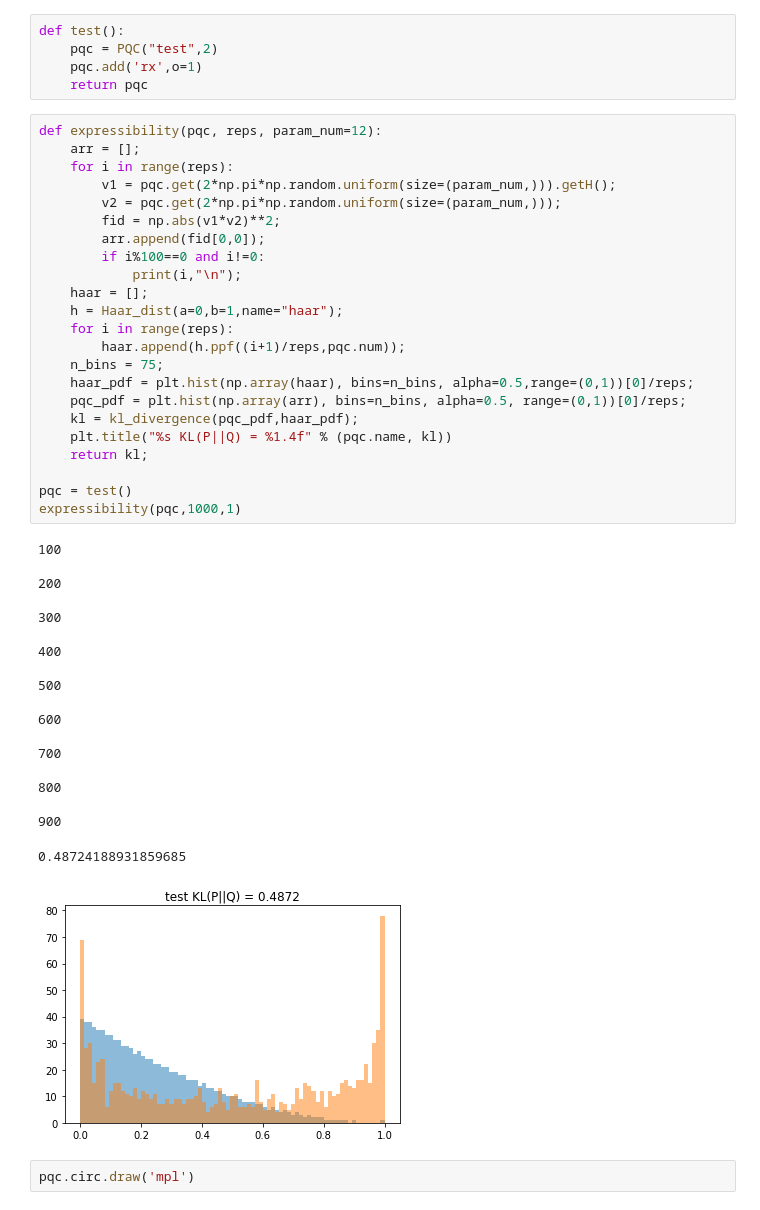
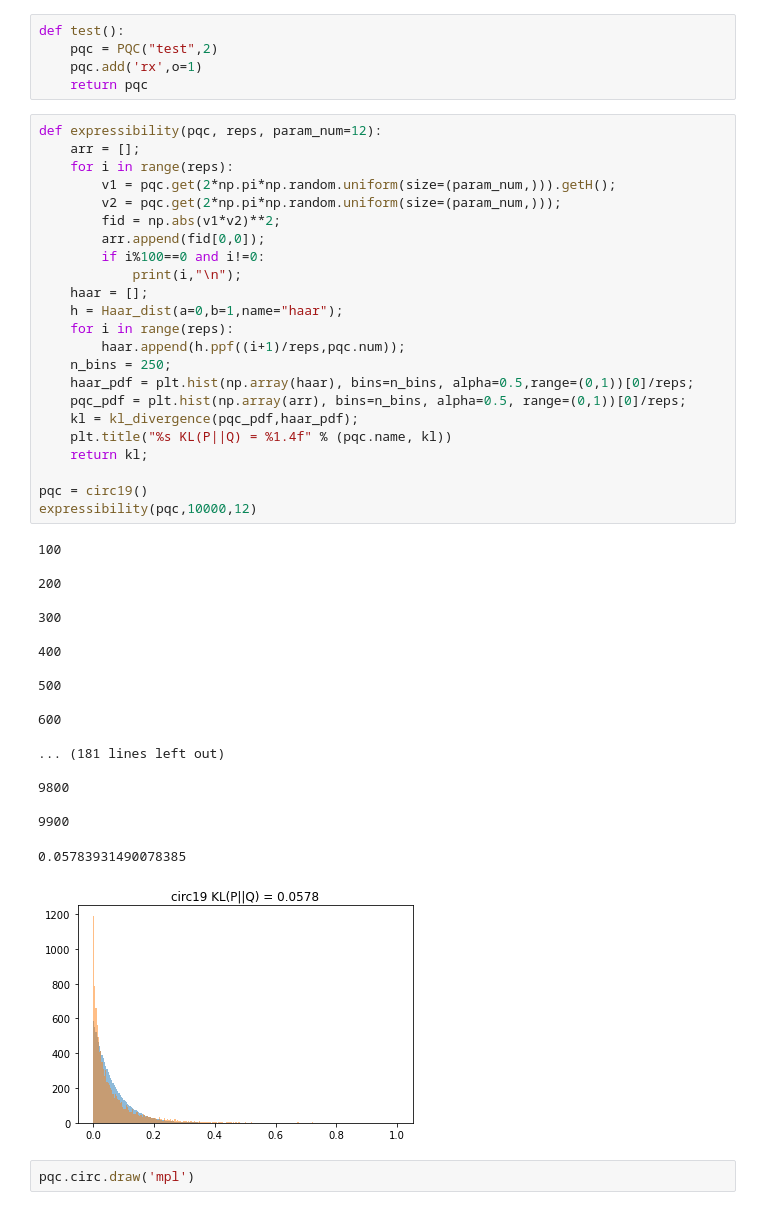
Before and after one commit to String137/PQC, a Jupyter notebook: PQC_test.ipynb, the cells around one changed output. Cells and saved outputs as stored; diff of their text form.

Commit message:
2q-circ19 epoch 10000

```diff
--- a/PQC_test.ipynb
+++ b/PQC_test.ipynb
@@ -24,41 +24,41 @@ def expressibility(pqc, reps, param_num=12):
         v2 = pqc.get(2*np.pi*np.random.uniform(size=(param_num,)));
         fid = np.abs(v1*v2)**2;
         arr.append(fid[0,0]);
         if i%100==0 and i!=0:
             print(i,"\n");
     haar = [];
     h = Haar_dist(a=0,b=1,name="haar");
     for i in range(reps):
         haar.append(h.ppf((i+1)/reps,pqc.num));
-    n_bins = 75;
+    n_bins = 250;
     haar_pdf = plt.hist(np.array(haar), bins=n_bins, alpha=0.5,range=(0,1))[0]/reps;
     pqc_pdf = plt.hist(np.array(arr), bins=n_bins, alpha=0.5, range=(0,1))[0]/reps;
     kl = kl_divergence(pqc_pdf,haar_pdf);
     plt.title("%s KL(P||Q) = %1.4f" % (pqc.name, kl))
     return kl;
 
-pqc = test()
-expressibility(pqc,1000,1)
+pqc = circ19()
+expressibility(pqc,10000,12)
 # %% [output]
 100
 
 200
 
 300
 
 400
 
 500
 
 600
 
-700
+... (181 lines left out)
 
-800
+9800
 
-900
+9900
-0.48724188931859685
+0.05783931490078385
-[figure, old version]
+[figure, new version]
 # %%
 pqc.circ.draw('mpl')
 # %% [output]
```
Also changed, not shown: 12 other files.
